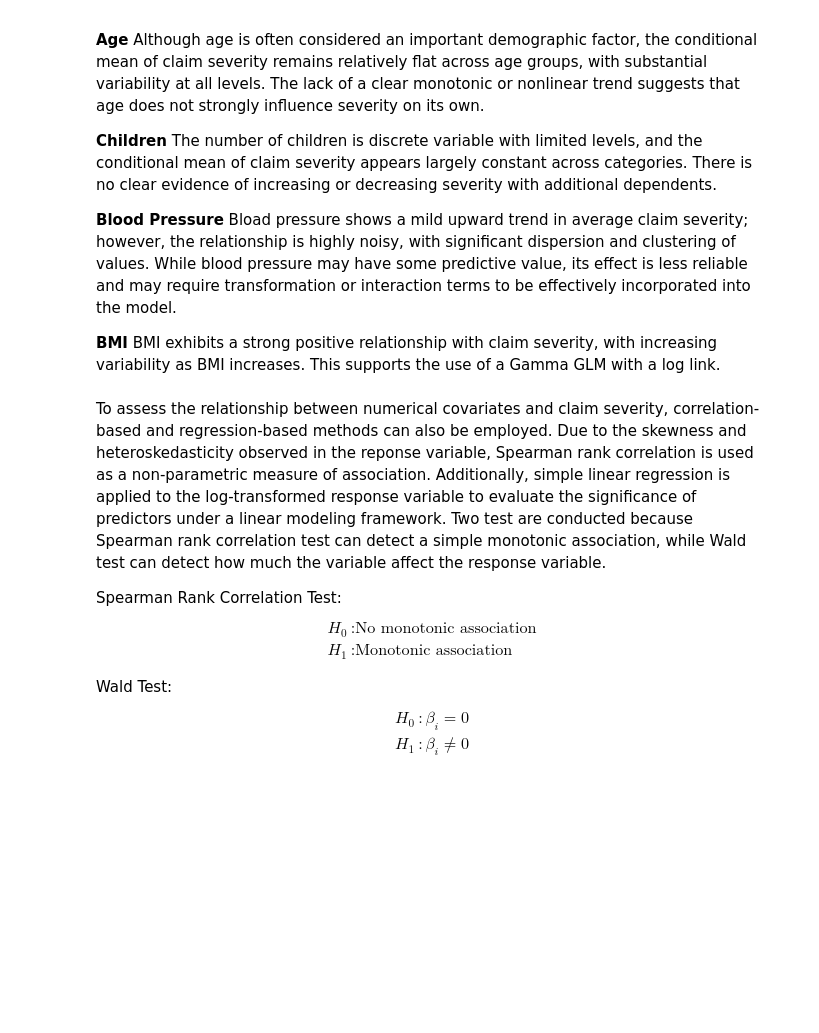
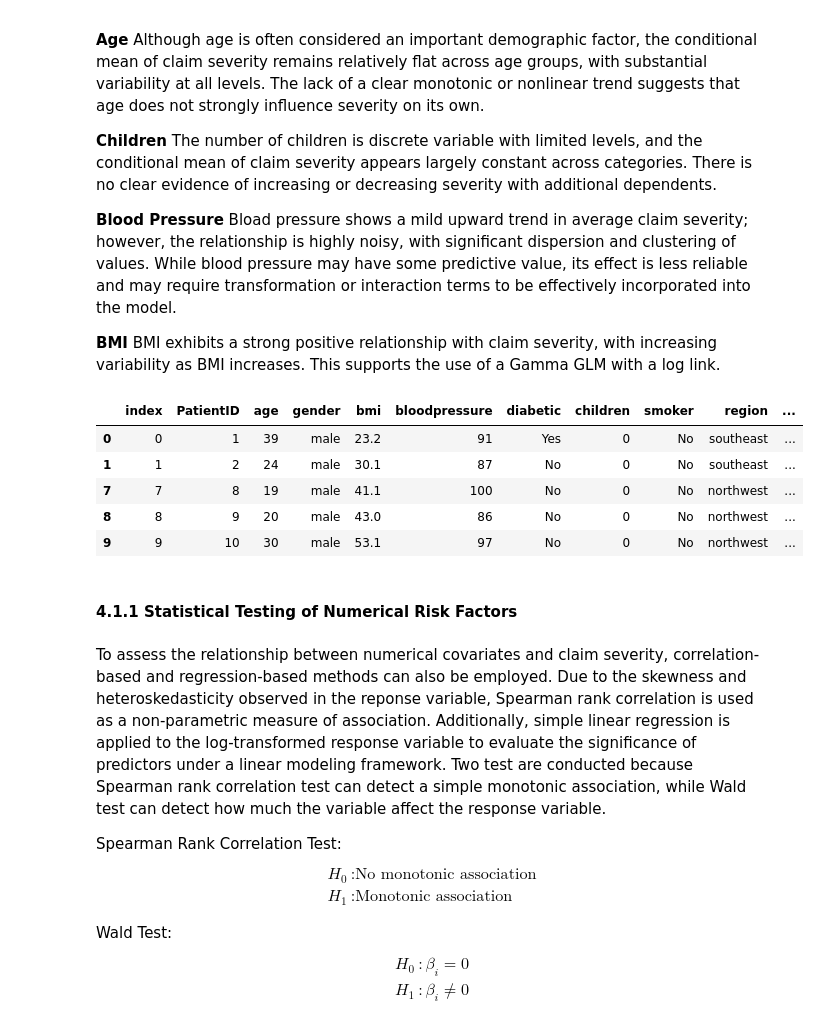
Before and after one commit to lojnys/health-insurance-claims, a Jupyter notebook: notebooks/0_EDA.ipynb, the cells around one changed output. Saved outputs shown, nothing was run; the diff lists cells and outputs as text; code cells hidden in the pictures; blank space fills up the shorter version.

```diff
--- a/notebooks/0_EDA.ipynb
+++ b/notebooks/0_EDA.ipynb
@@ -488,6 +500,19 @@ Bload pressure shows a mild upward trend in average claim severity; however, the
 
 **BMI**
 BMI exhibits a strong positive relationship with claim severity, with increasing variability as BMI increases. This supports the use of a Gamma GLM with a log link.
+# %%
+df_man["log_claim"] = np.log(df_man['claim'])
+
+df_man.head()
+# %% [output]
+|  | index | PatientID | age | gender | bmi | bloodpressure | diabetic | children | smoker | region | ... |
+| 0 | 0 | 1 | 39 | male | 23.2 | 91 | Yes | 0 | No | southeast | ... |
+| 1 | 1 | 2 | 24 | male | 30.1 | 87 | No | 0 | No | southeast | ... |
+| 7 | 7 | 8 | 19 | male | 41.1 | 100 | No | 0 | No | northwest | ... |
+| 8 | 8 | 9 | 20 | male | 43.0 | 86 | No | 0 | No | northwest | ... |
+| 9 | 9 | 10 | 30 | male | 53.1 | 97 | No | 0 | No | northwest | ... |
+# %% [markdown]
+#### 4.1.1 Statistical Testing of Numerical Risk Factors
 # %% [markdown]
 To assess the relationship between numerical covariates and claim severity, correlation-based and regression-based methods can also be employed. Due to the skewness and heteroskedasticity observed in the reponse variable, Spearman rank correlation is used as a non-parametric measure of association. Additionally, simple linear regression is applied to the log-transformed response variable to evaluate the significance of predictors under a linear modeling framework.
 Two test are conducted because Spearman rank correlation test can detect a simple monotonic association, while Wald test can detect how much the variable affect the response variable.
```
Also changed, not shown: parts of 13 cells of this notebook.
